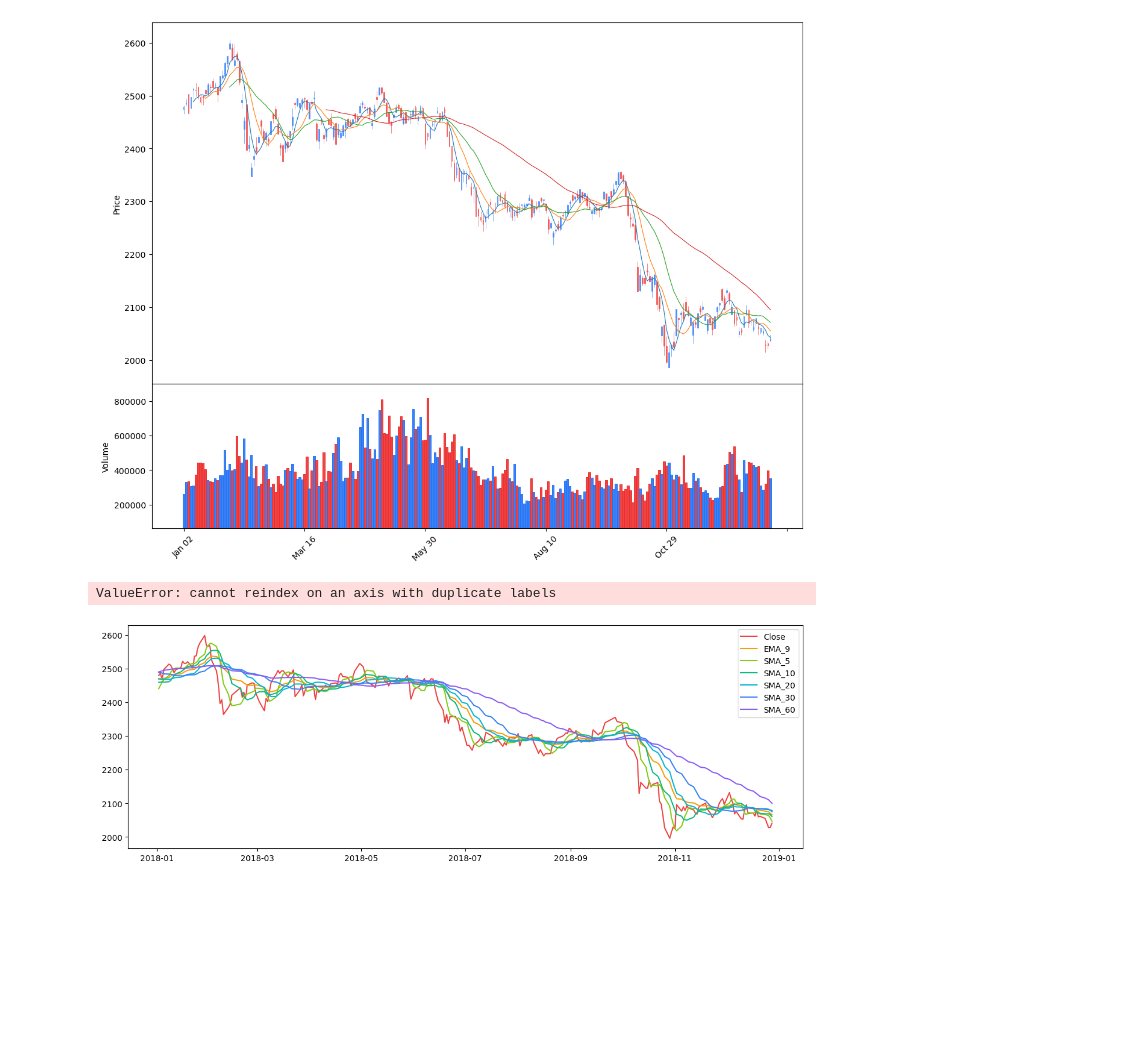
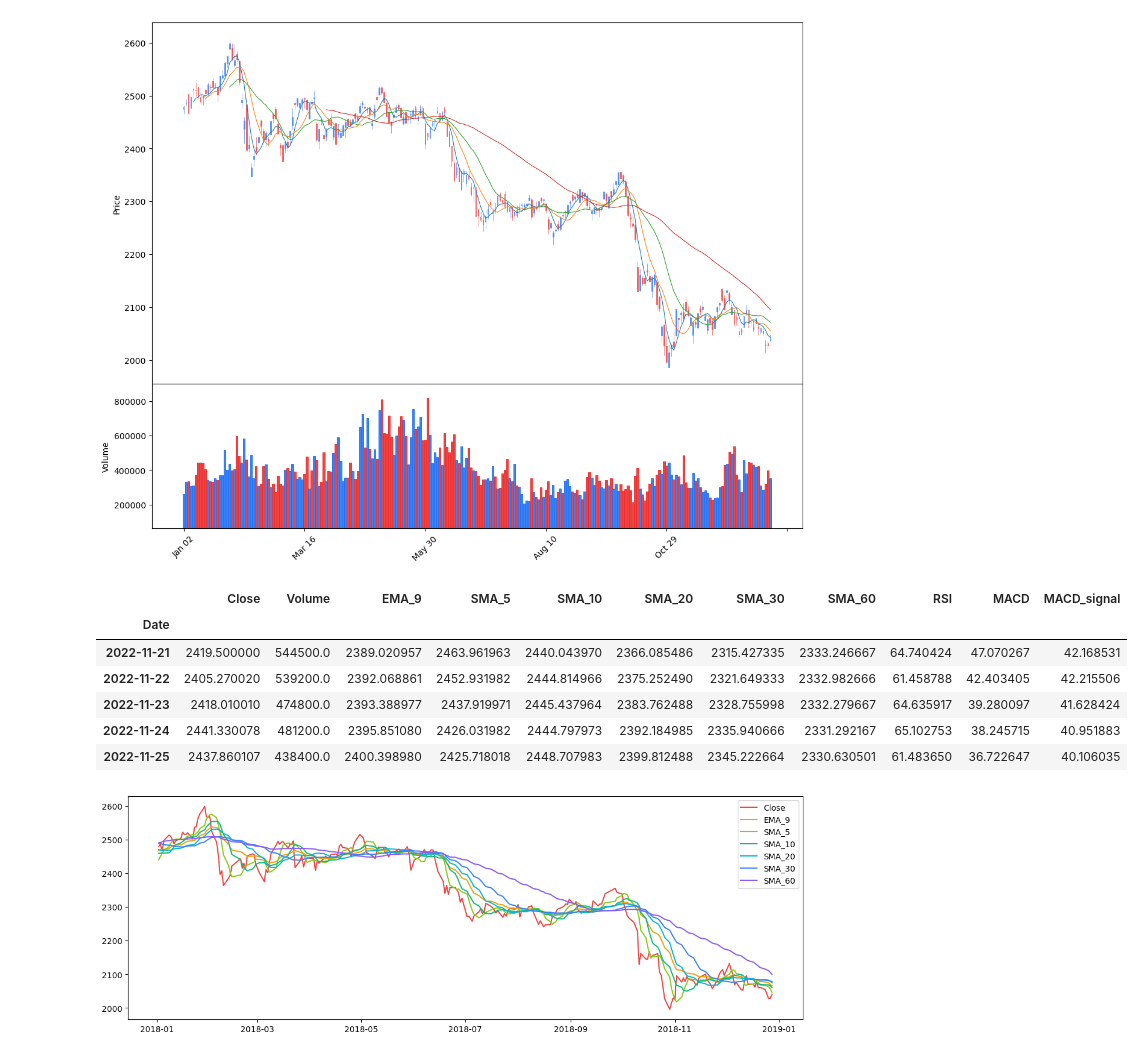
Before and after one commit to Thinline20/AI-Final, a Jupyter notebook: projects/lib/Preprocess.ipynb, the cells around one changed output. Cells and saved outputs as stored; diff of their text form; code cells hidden in the pictures; blank space fills up the shorter version.

```diff
--- a/projects/lib/Preprocess.ipynb
+++ b/projects/lib/Preprocess.ipynb
@@ -111,10 +113,18 @@ def create_features(df):
     df = df.loc[df.index >= "2001-01-01"]
 
     return df
-# %%
-df = create_features(df)
-# %% [output]
-ValueError: cannot reindex on an axis with duplicate labels
+# %%
+df_raw = df.copy()
+df = create_features(df)
+df.tail()
+# %% [output]
+|  | Close | Volume | EMA_9 | SMA_5 | SMA_10 | SMA_20 | SMA_30 | SMA_60 | RSI | MACD | MACD_signal |
+| Date |  |  |  |  |  |  |  |  |  |  |  |
+| 2022-11-21 | 2419.500000 | 544500.0 | 2389.020957 | 2463.961963 | 2440.043970 | 2366.085486 | 2315.427335 | 2333.246667 | 64.740424 | 47.070267 | 42.168531 |
+| 2022-11-22 | 2405.270020 | 539200.0 | 2392.068861 | 2452.931982 | 2444.814966 | 2375.252490 | 2321.649333 | 2332.982666 | 61.458788 | 42.403405 | 42.215506 |
+| 2022-11-23 | 2418.010010 | 474800.0 | 2393.388977 | 2437.919971 | 2445.437964 | 2383.762488 | 2328.755998 | 2332.279667 | 64.635917 | 39.280097 | 41.628424 |
+| 2022-11-24 | 2441.330078 | 481200.0 | 2395.851080 | 2426.031982 | 2444.797973 | 2392.184985 | 2335.940666 | 2331.292167 | 65.102753 | 38.245715 | 40.951883 |
+| 2022-11-25 | 2437.860107 | 438400.0 | 2400.398980 | 2425.718018 | 2448.707983 | 2399.812488 | 2345.222664 | 2330.630501 | 61.483650 | 36.722647 | 40.106035 |
 # %%
 one_year_df = df.loc[(df.index >= "2018-01-01") & (df.index <= "2018-12-31")]
 
```
Also changed, not shown: parts of 15 cells of this notebook.
